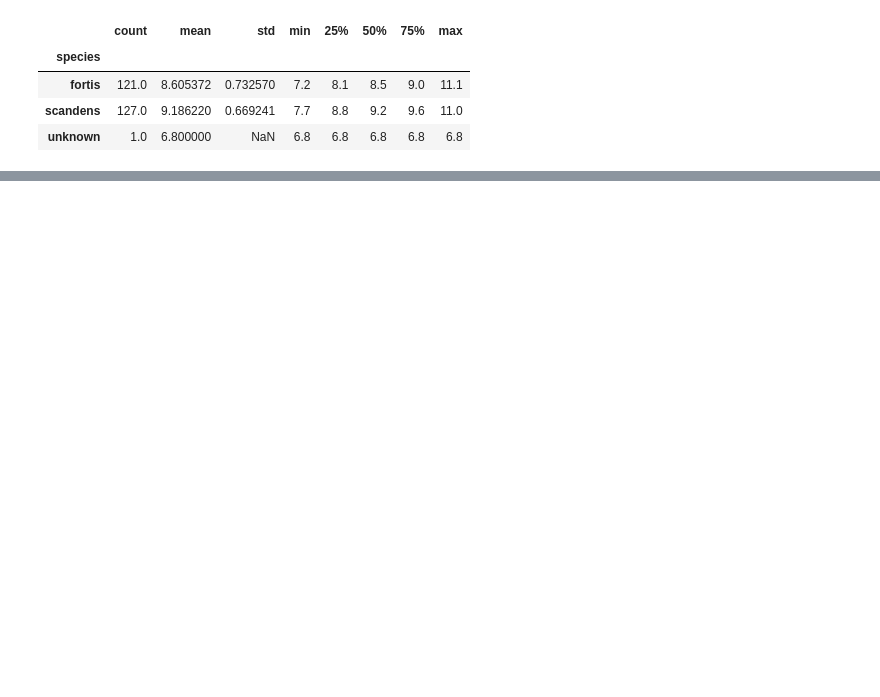
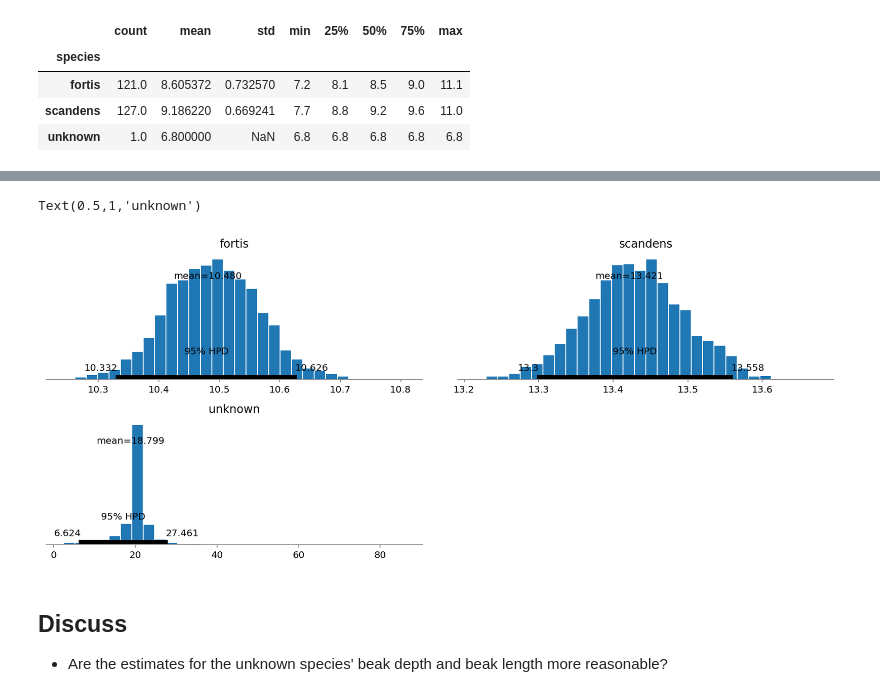
Before and after one commit to ericmjl/bayesian-stats-modelling-tutorial, a Jupyter notebook: notebooks/08-hierarchical-finches.ipynb, the cells around one changed output, grey strips where cells are left out. Drawn from its saved outputs; the diff is of its cells as text; code cells hidden in the pictures; blank space fills up the shorter version.

```diff
--- a/notebooks/08-hierarchical-finches.ipynb
+++ b/notebooks/08-hierarchical-finches.ipynb
@@ -100,0 +95,19 @@ array([<matplotlib.axes._subplots.AxesSubplot object at 0x...>,
+# %%
+with pm.Model() as beak_length_model:
+    # SD can only be positive, therefore it is reasonable to constrain to >0
+    # Likewise for betas.
+    sd_hyper = pm.HalfCauchy('sd_hyper', beta=100)
+    beta_hyper = pm.HalfCauchy('beta_hyper', beta=100)
+
+    # Beaks cannot be of "negative" mean, therefore, HalfNormal is
+    # a reasonable, constrained prior.
+    mean = pm.HalfNormal('mean', sd=sd_hyper, shape=(3,))
+    sd = pm.HalfCauchy('sd', beta=beta_hyper, shape=(3,))
+    nu = pm.Exponential('nu', lam=1/29.) + 1
+
+    # Define the likelihood distribution for the data.
+    like = pm.StudentT('likelihood',
+                       nu=nu,
+                       mu=mean[df['species_enc']],
+                       sd=sd[df['species_enc']],
+                       observed=df['beak_length'])
@@ -100,0 +123,12 @@ array([<matplotlib.axes._subplots.AxesSubplot object at 0x...>,
+# %%
+ax1, ax2, ax3 = pm.plot_posterior(trace, varnames=['mean'])
+ax1.set_title('fortis')
+ax2.set_title('scandens')
+ax3.set_title('unknown')
+# %% [output]
+Text(0.5,1,'unknown')
+[figure, added]
+# %% [markdown]
+## Discuss
+
+- Are the estimates for the unknown species' beak depth and beak length more reasonable?
```
Also changed, not shown: parts of 17 cells of this notebook, 6 other files.
